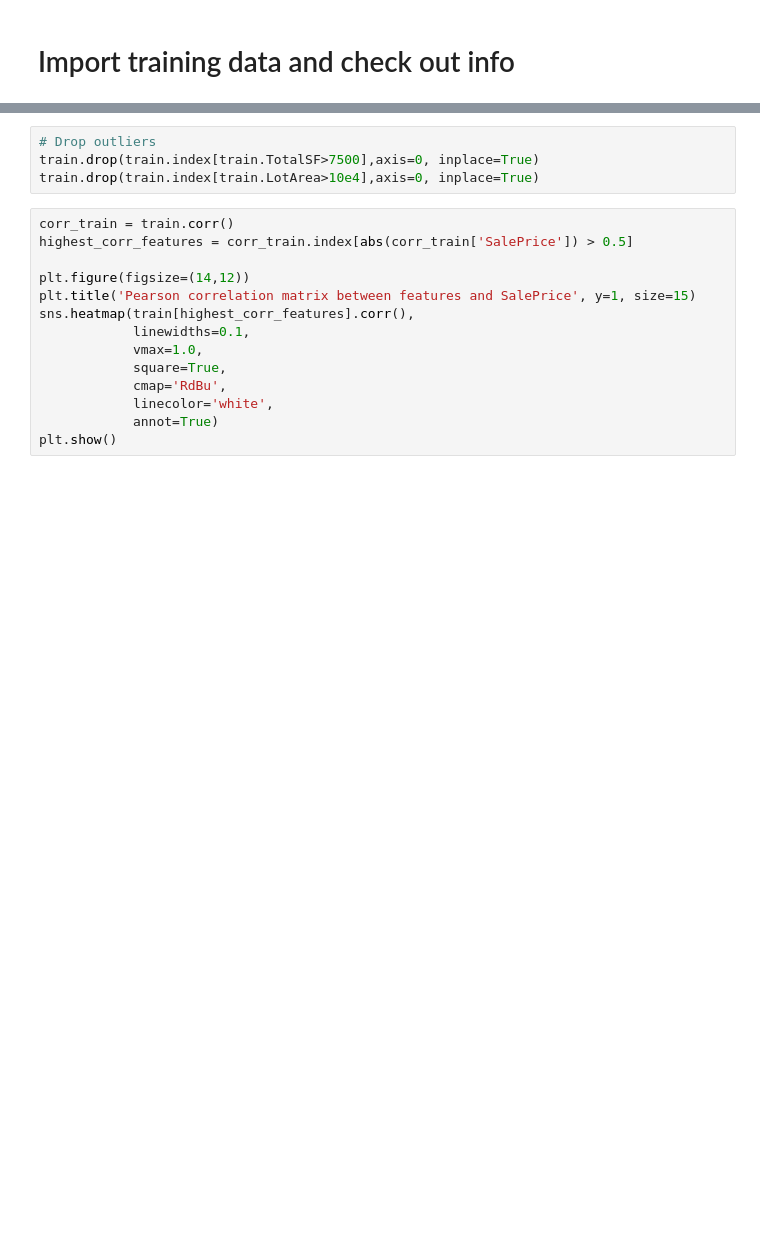
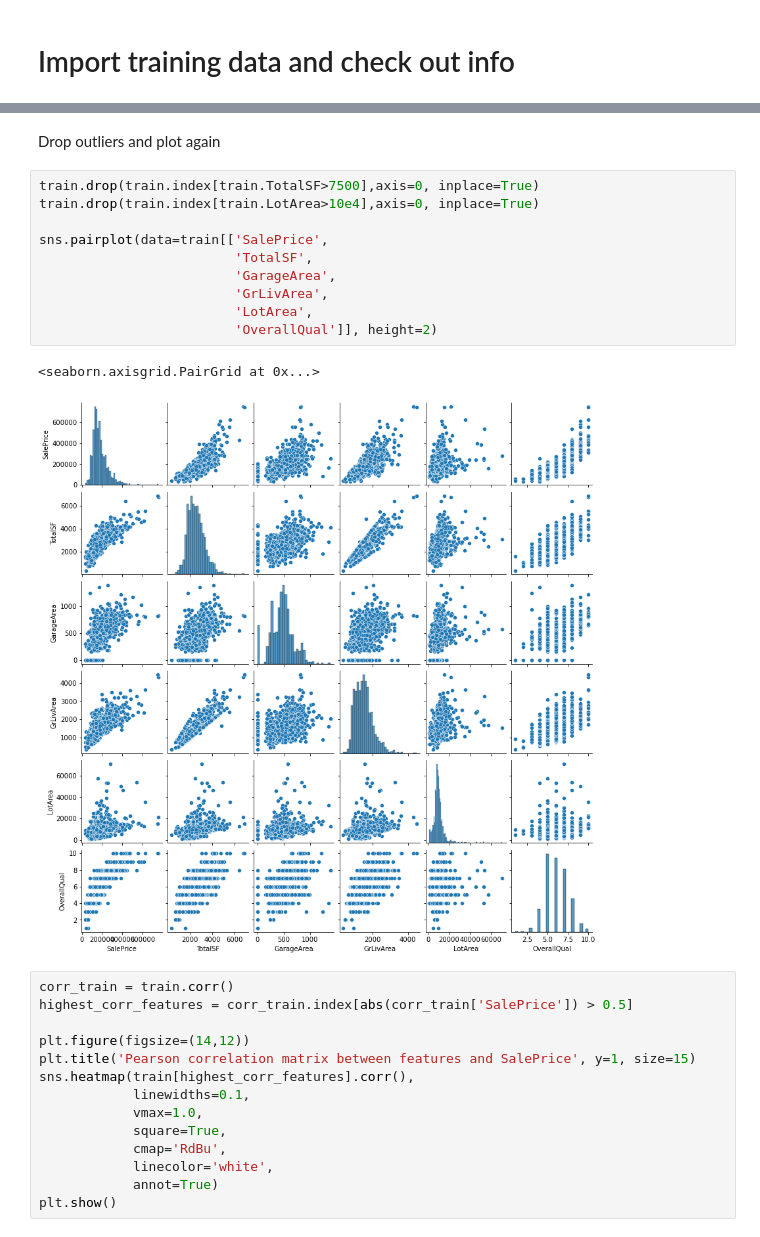
Before and after one commit to garycl/AmesHousing, a Jupyter notebook: code/HousePricePrediction.ipynb, the cells around one changed output, grey strips where cells are left out. Drawn from its saved outputs; the diff is of its cells as text; blank space fills up the shorter version.

```diff
--- a/code/HousePricePrediction.ipynb
+++ b/code/HousePricePrediction.ipynb
@@ -70,7 +75,18 @@ sns.pairplot(data=train[['SalePrice',
+# %% [markdown]
+Drop outliers and plot again
 # %%
-# Drop outliers
 train.drop(train.index[train.TotalSF>7500],axis=0, inplace=True)
 train.drop(train.index[train.LotArea>10e4],axis=0, inplace=True)
+
+sns.pairplot(data=train[['SalePrice',
+                         'TotalSF',
+                         'GarageArea',
+                         'GrLivArea',
+                         'LotArea',
+                         'OverallQual']], height=2)
+# %% [output]
+<seaborn.axisgrid.PairGrid at 0x...>
+[figure, added]
 # %%
 corr_train = train.corr()
 highest_corr_features = corr_train.index[abs(corr_train['SalePrice']) > 0.5]
```
Also changed, not shown: parts of 53 cells of this notebook, 7 other files.
